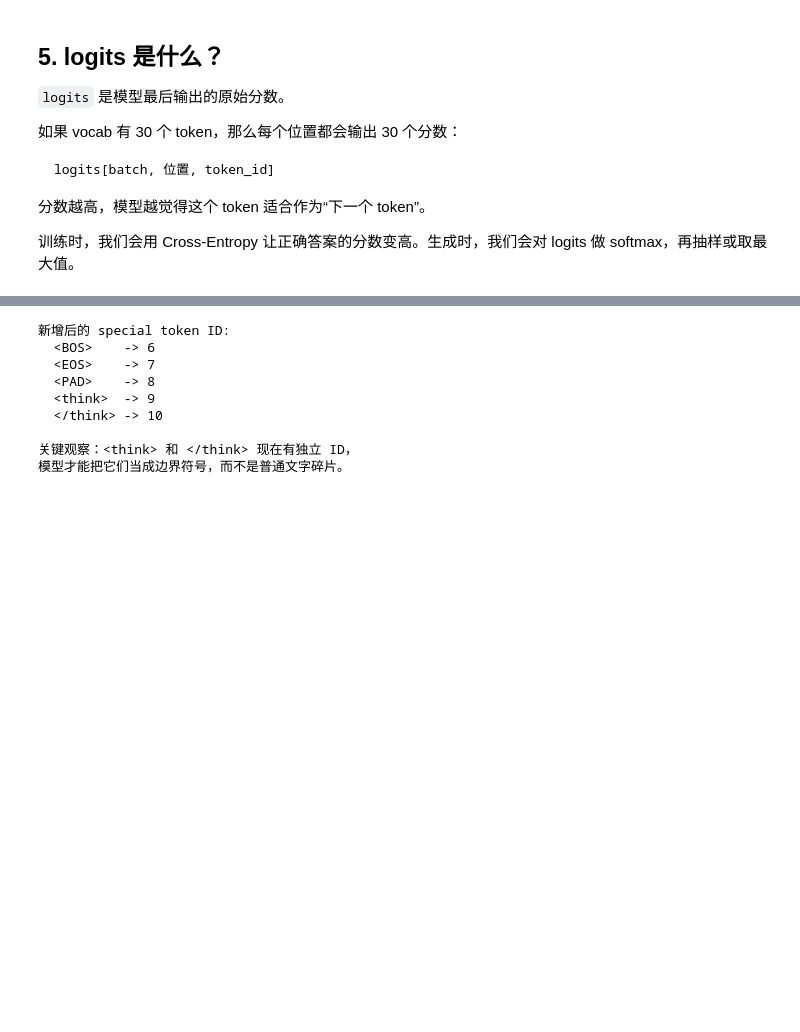
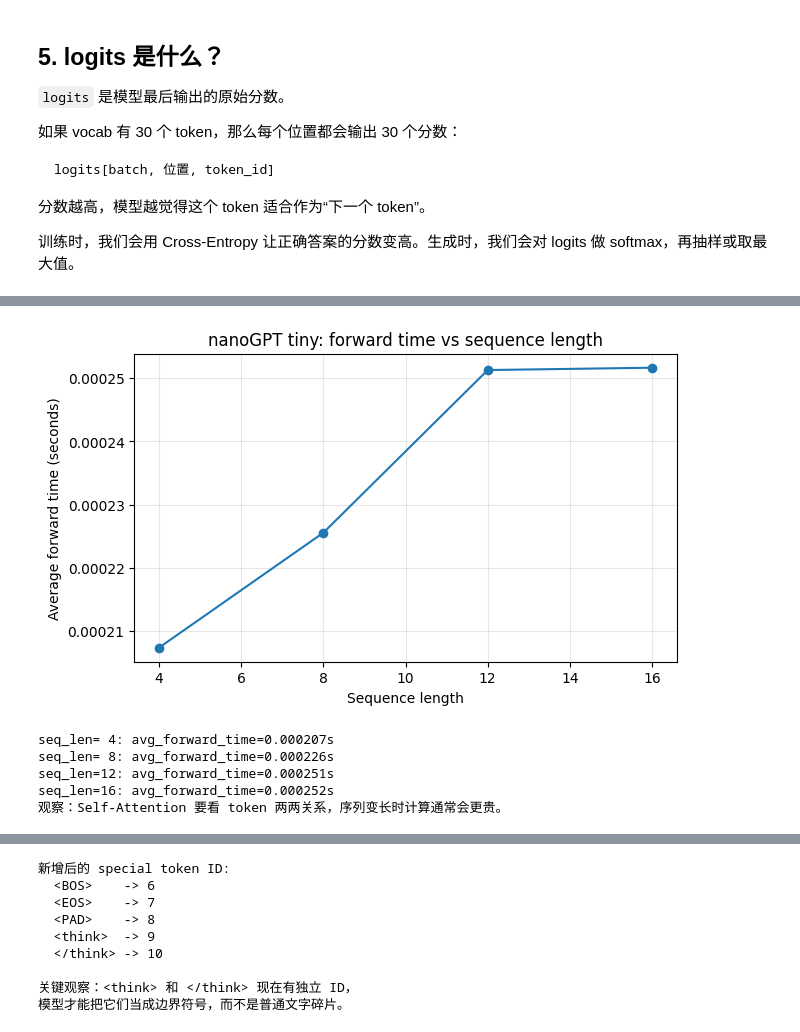
Before and after one commit to Stefan0219/modern-llm-notebook, a Jupyter notebook: notebooks/part1-foundation/05-mini-gpt.ipynb, the cells around one changed output, grey strips where cells are left out. Drawn from its saved outputs; the diff is of its cells as text; code cells hidden in the pictures; blank space fills up the shorter version.

```diff
--- a/notebooks/part1-foundation/05-mini-gpt.ipynb
+++ b/notebooks/part1-foundation/05-mini-gpt.ipynb
@@ -332,0 +361,8 @@ print("关键观察：GPT-2 的 wte/wpe 加起来以后，形状还是 [batch, s
+# %%
+# 打印 nanoGPT 的 GPT.forward 关键片段
+nano_lines = NANOGPT_MODEL.read_text().splitlines()
+start = next(i for i, line in enumerate(nano_lines) if line.strip().startswith("def forward"))
+
+print("=== nanoGPT GPT.forward excerpt ===")
+for line_no in range(start + 1, start + 42):
+    print(f"{line_no:3d}: {nano_lines[line_no - 1]}")
@@ -332,0 +536,39 @@ print("关键观察：GPT-2 的 wte/wpe 加起来以后，形状还是 [batch, s
+# %%
+# 实验 2：序列长度增加时，forward 时间怎么变
+# 注意：CPU 上单次运行波动很大，所以每个长度跑多次取平均。
+def benchmark_forward(model, seq_len, repeats=20):
+    sample = torch.randint(0, nano_config.vocab_size, (2, seq_len))
+    target = torch.randint(0, nano_config.vocab_size, (2, seq_len))
+    with torch.no_grad():
+        model(sample, target)  # warmup
+    start = time.perf_counter()
+    with torch.no_grad():
+        for _ in range(repeats):
+            model(sample, target)
+    elapsed = time.perf_counter() - start
+    return elapsed / repeats
+
+seq_lengths = [4, 8, 12, 16]
+forward_times = []
+for seq_len_value in seq_lengths:
+    forward_times.append(benchmark_forward(nano_model, seq_len_value))
+
+plt.figure(figsize=(7, 4))
+plt.plot(seq_lengths, forward_times, marker="o")
+plt.xlabel("Sequence length")
+plt.ylabel("Average forward time (seconds)")
+plt.title("nanoGPT tiny: forward time vs sequence length")
+plt.grid(True, alpha=0.3)
+plt.show()
+
+for seq_len_value, seconds in zip(seq_lengths, forward_times):
+    print(f"seq_len={seq_len_value:2d}: avg_forward_time={seconds:.6f}s")
+
+print("观察：Self-Attention 要看 token 两两关系，序列变长时计算通常会更贵。")
+# %% [output]
+[figure, added]
+seq_len= 4: avg_forward_time=0.000207s
+seq_len= 8: avg_forward_time=0.000226s
+seq_len=12: avg_forward_time=0.000251s
+seq_len=16: avg_forward_time=0.000252s
+观察：Self-Attention 要看 token 两两关系，序列变长时计算通常会更贵。
```
Also changed, not shown: parts of 18 cells of this notebook, 5 other files.
